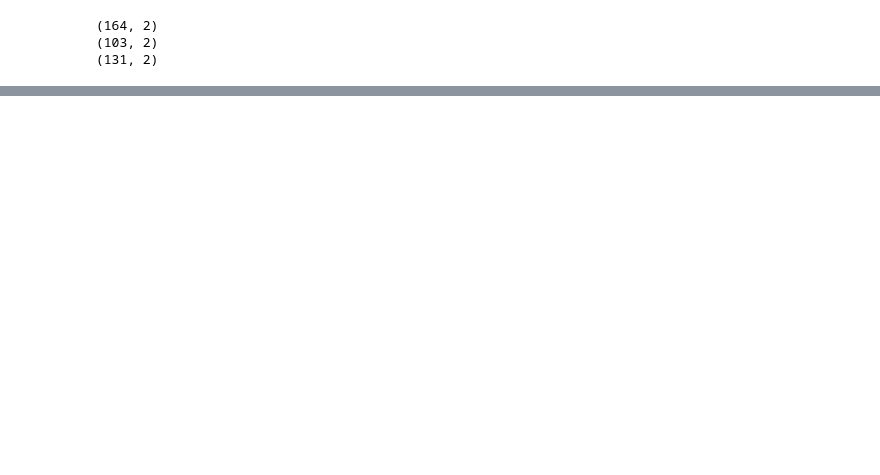
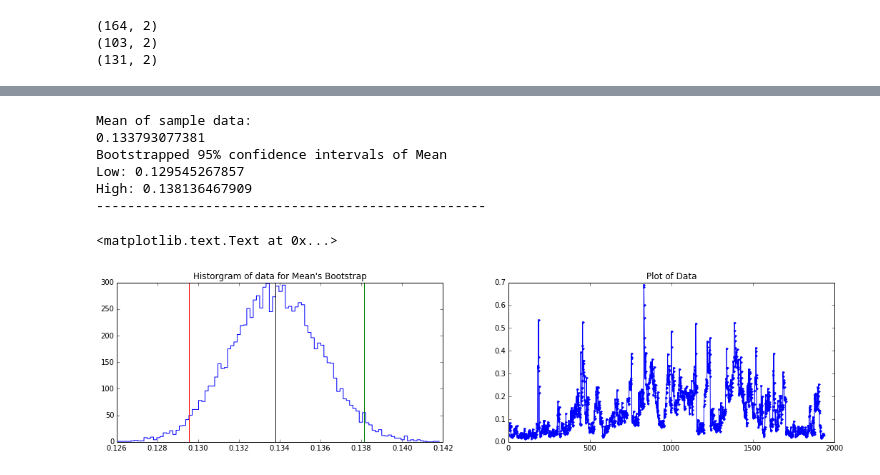
Before and after one commit to Ruben-VV/practica-python, a Jupyter notebook: Nuevo/aerosoles/aerosoles_Murcia2013_nuevo.ipynb, the cells around one changed output, grey strips where cells are left out. Cells and saved outputs as stored; diff of their text form; code cells hidden in the pictures; blank space fills up the shorter version.

```diff
--- a/Nuevo/aerosoles/aerosoles_Murcia2013_nuevo.ipynb
+++ b/Nuevo/aerosoles/aerosoles_Murcia2013_nuevo.ipynb
@@ -56,0 +182,25 @@ print at2.extract_aeronet_data(file_aeronet_Murcia).shape
+# %%
+x = df_out_Murcia['AOT_500'].values
+
+# find mean 95% CI and 100,000 bootstrap samples
+stat_mean, ci_mean = bootstrap(x,"mean")
+obs_mean = np.mean(x)
+
+print "Mean of sample data: \n", obs_mean
+pylab.figure(figsize=(18,4))
+pylab.subplot(121)
+plot_bootstrap(stat_mean, ci_mean[0])
+pylab.axvline(obs_mean, c='black')
+
+pylab.subplot(122)
+pylab.plot(range(1,len(x)+1), x, '.-')
+pylab.title("Plot of Data")
+# %% [output]
+Mean of sample data:
+0.133793077381
+Bootstrapped 95% confidence intervals of Mean
+Low: 0.129545267857
+High: 0.138136467909
+--------------------------------------------------
+<matplotlib.text.Text at 0x...>
+[figure, added]
```
Also changed, not shown: parts of 24 cells of this notebook, 6 other files.
